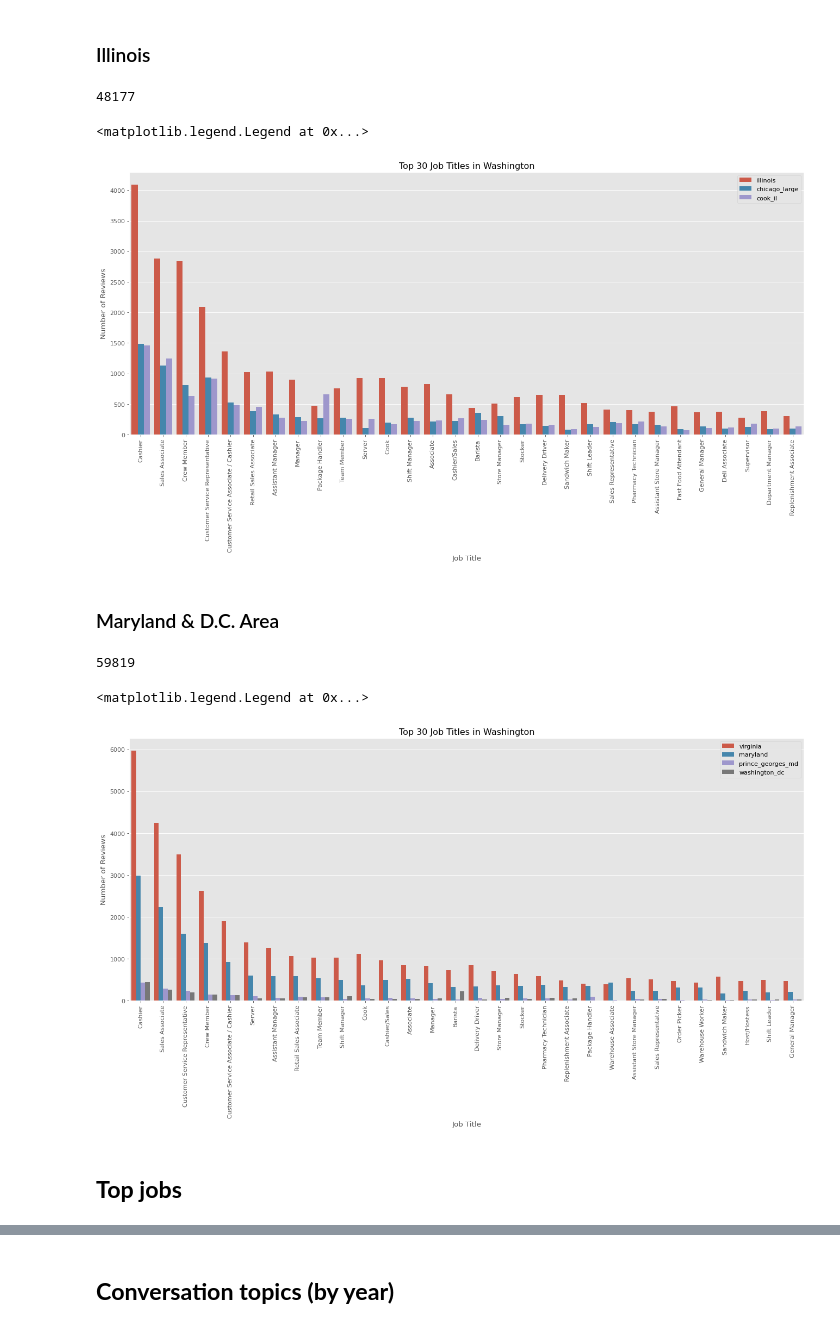
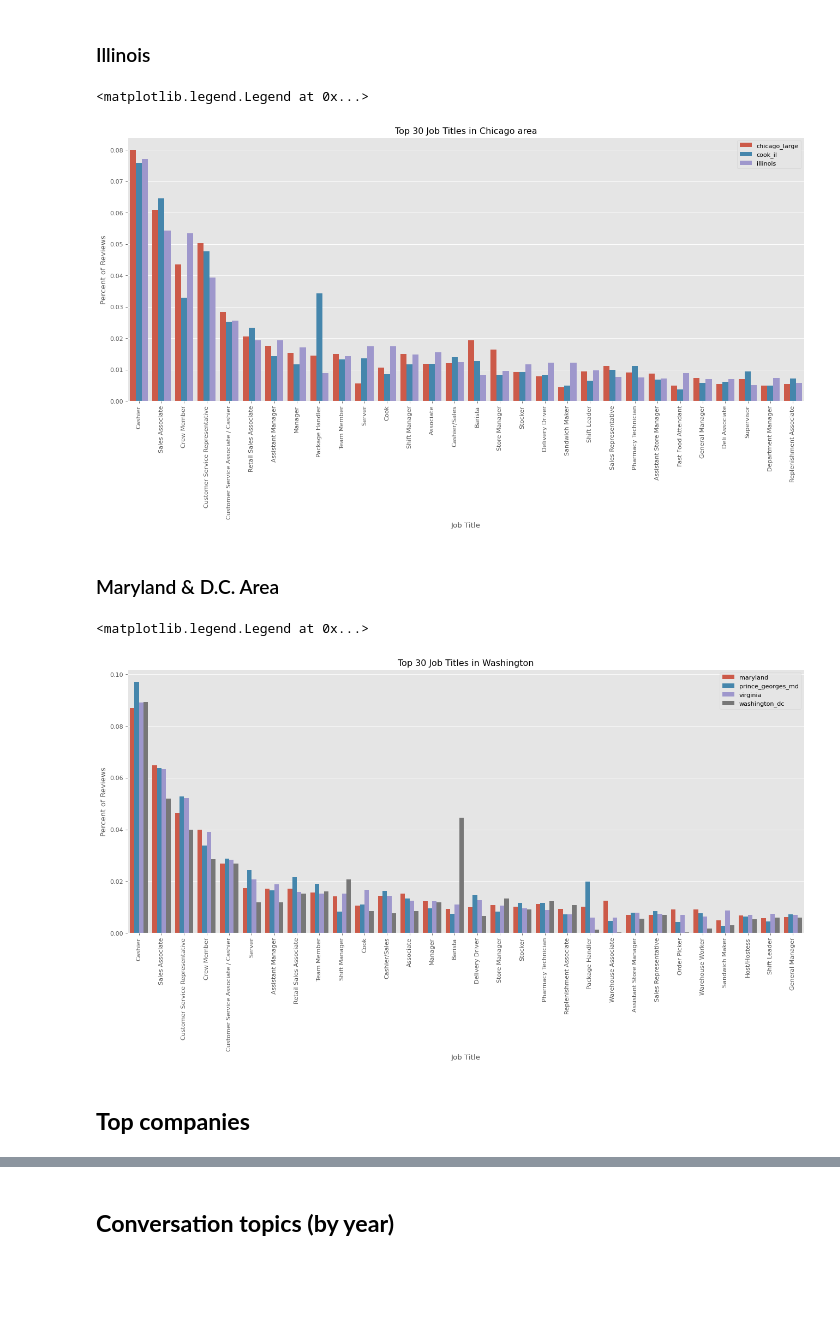
Before and after one commit to catabia/indeed, a Jupyter notebook: state_comparisons_9_9_21.ipynb, the cells around one changed output, grey strips where cells are left out. Cells and saved outputs as stored; diff of their text form; code cells hidden in the pictures; blank space fills up the shorter version.

```diff
--- a/state_comparisons_9_9_21.ipynb
+++ b/state_comparisons_9_9_21.ipynb
@@ -509,20 +596,37 @@ plt.legend()
 # %%
 figure(figsize=(20,8), dpi=80)
 state_df = df[df.mw_region.isin(['chicago_large', 'cook_il', 'illinois'])]
 top_jobs = state_df.norm_job_title.value_counts()[:30].index.tolist()
 job_df = state_df[state_df.norm_job_title.isin(top_jobs)]
-print(job_df.shape[0])
-sns.countplot(data=job_df, x='norm_job_title', hue = 'mw_region', order = top_jobs)
-plt.title("Top 30 Job Titles in Washington")
+
+# number of reviews by region and job title
+perc = job_df.groupby('mw_region')['norm_job_title'].value_counts().astype(float)
+
+# number of reviews in each region
+total = state_df.mw_region.value_counts().astype(float)
+
+# divide by totals in region
+for region in total.axes[0].tolist():
+  for job in top_jobs:
+    perc[region][job] = perc[region][job]/total[region]
+
+# undo multi-indexing
+perc = perc.to_frame()
+perc = perc.rename(columns={'norm_job_title':'percentage'})
+perc = perc.reset_index()
+#print(perc)
+
+sns.barplot(data=perc, x='norm_job_title',y='percentage', hue = 'mw_region', order = top_jobs)
+#sns.countplot(data=job_df, x='norm_job_title', hue = 'mw_region', order = top_jobs)
+plt.title("Top 30 Job Titles in Chicago area")
 plt.xlabel('Job Title')
 locs, labs = plt.xticks()
 plt.xticks(ticks=locs, rotation=90)
-plt.ylabel('Number of Reviews')
+plt.ylabel('Percent of Reviews')
 plt.legend()
 # %% [output]
-48177
+<matplotlib.legend.Legend at 0x...>
-<matplotlib.legend.Legend at 0x...>
-[figure, old version]
+[figure, new version]
 # %% [markdown]
 ### Maryland & D.C. Area
 # %%
@@ -530,17 +634,34 @@ figure(figsize=(20,8), dpi=80)
 state_df = df[df.mw_region.isin(['maryland', 'prince_georges_md', 'montgomery_md', 'washington_dc', 'virginia' ])]
 top_jobs = state_df.norm_job_title.value_counts()[:30].index.tolist()
 job_df = state_df[state_df.norm_job_title.isin(top_jobs)]
-print(job_df.shape[0])
-sns.countplot(data=job_df, x='norm_job_title', hue = 'mw_region', order = top_jobs)
+
+# number of reviews by region and job title
+perc = job_df.groupby('mw_region')['norm_job_title'].value_counts().astype(float)
+
+# number of reviews in each region
+total = state_df.mw_region.value_counts().astype(float)
+
+# divide by totals in region
+for region in total.axes[0].tolist():
+  for job in top_jobs:
+    perc[region][job] = perc[region][job]/total[region]
+
+# undo multi-indexing
+perc = perc.to_frame()
+perc = perc.rename(columns={'norm_job_title':'percentage'})
+perc = perc.reset_index()
+#print(perc)
+
+sns.barplot(data=perc, x='norm_job_title',y='percentage', hue = 'mw_region', order = top_jobs)
+#sns.countplot(data=job_df, x='norm_job_title', hue = 'mw_region', order = top_jobs)
 plt.title("Top 30 Job Titles in Washington")
 plt.xlabel('Job Title')
 locs, labs = plt.xticks()
 plt.xticks(ticks=locs, rotation=90)
-plt.ylabel('Number of Reviews')
+plt.ylabel('Percent of Reviews')
 plt.legend()
 # %% [output]
-59819
+<matplotlib.legend.Legend at 0x...>
-<matplotlib.legend.Legend at 0x...>
-[figure, old version]
+[figure, new version]
 # %% [markdown]
-## **Top jobs**
+## **Top companies**
```
Also changed, not shown: parts of 18 cells of this notebook.
